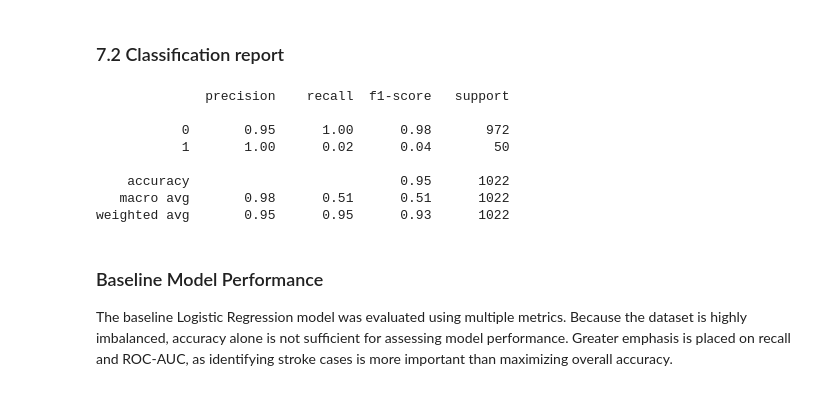
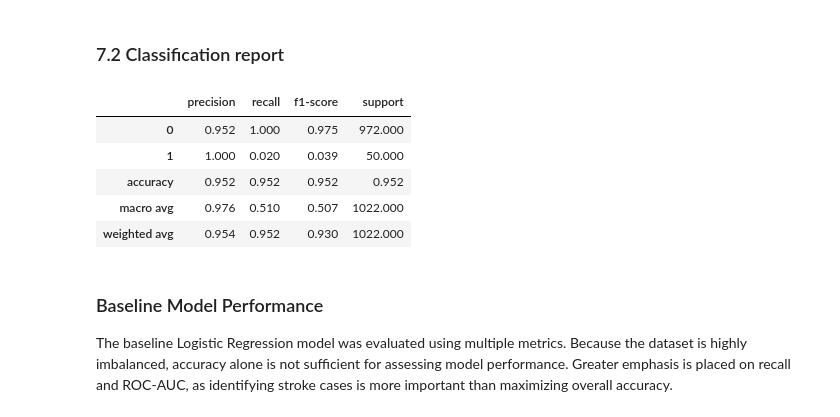
Before and after one commit to YipingMa9377/project1---stroke-prediction, a Jupyter notebook: notebooks/03_Baseline_Model.ipynb, the cells around one changed output. Drawn from its saved outputs; the diff is of its cells as text; code cells hidden in the pictures.

```diff
--- a/notebooks/03_Baseline_Model.ipynb
+++ b/notebooks/03_Baseline_Model.ipynb
@@ -172,16 +186,22 @@ metrics
 # %% [markdown]
 ### 7.2 Classification report
-# %%
-print(classification_report(y_test, y_pred))
-# %% [output]
-              precision    recall  f1-score   support
-
-           0       0.95      1.00      0.98       972
-           1       1.00      0.02      0.04        50
-
-    accuracy                           0.95      1022
-   macro avg       0.98      0.51      0.51      1022
-weighted avg       0.95      0.95      0.93      1022
+# %%
+report = pd.DataFrame(
+    classification_report(
+        y_test,
+        y_pred,
+        output_dict=True
+    )
+).transpose()
+
+report.round(3)
+# %% [output]
+|  | precision | recall | f1-score | support |
+| 0 | 0.952 | 1.000 | 0.975 | 972.000 |
+| 1 | 1.000 | 0.020 | 0.039 | 50.000 |
+| accuracy | 0.952 | 0.952 | 0.952 | 0.952 |
+| macro avg | 0.976 | 0.510 | 0.507 | 1022.000 |
+| weighted avg | 0.954 | 0.952 | 0.930 | 1022.000 |
 # %% [markdown]
 ### Baseline Model Performance
 
```
Also changed, not shown: parts of 10 cells of this notebook.
